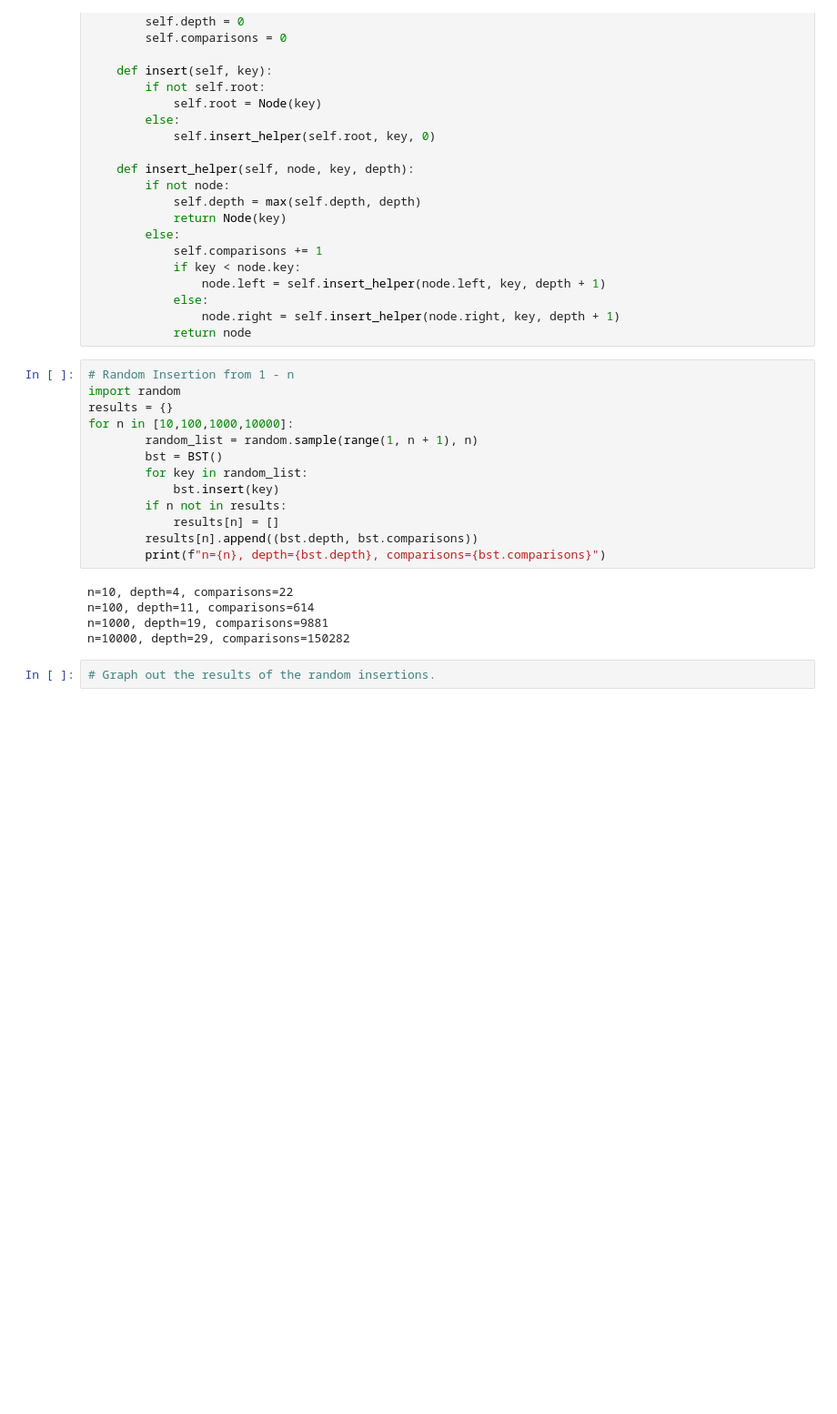
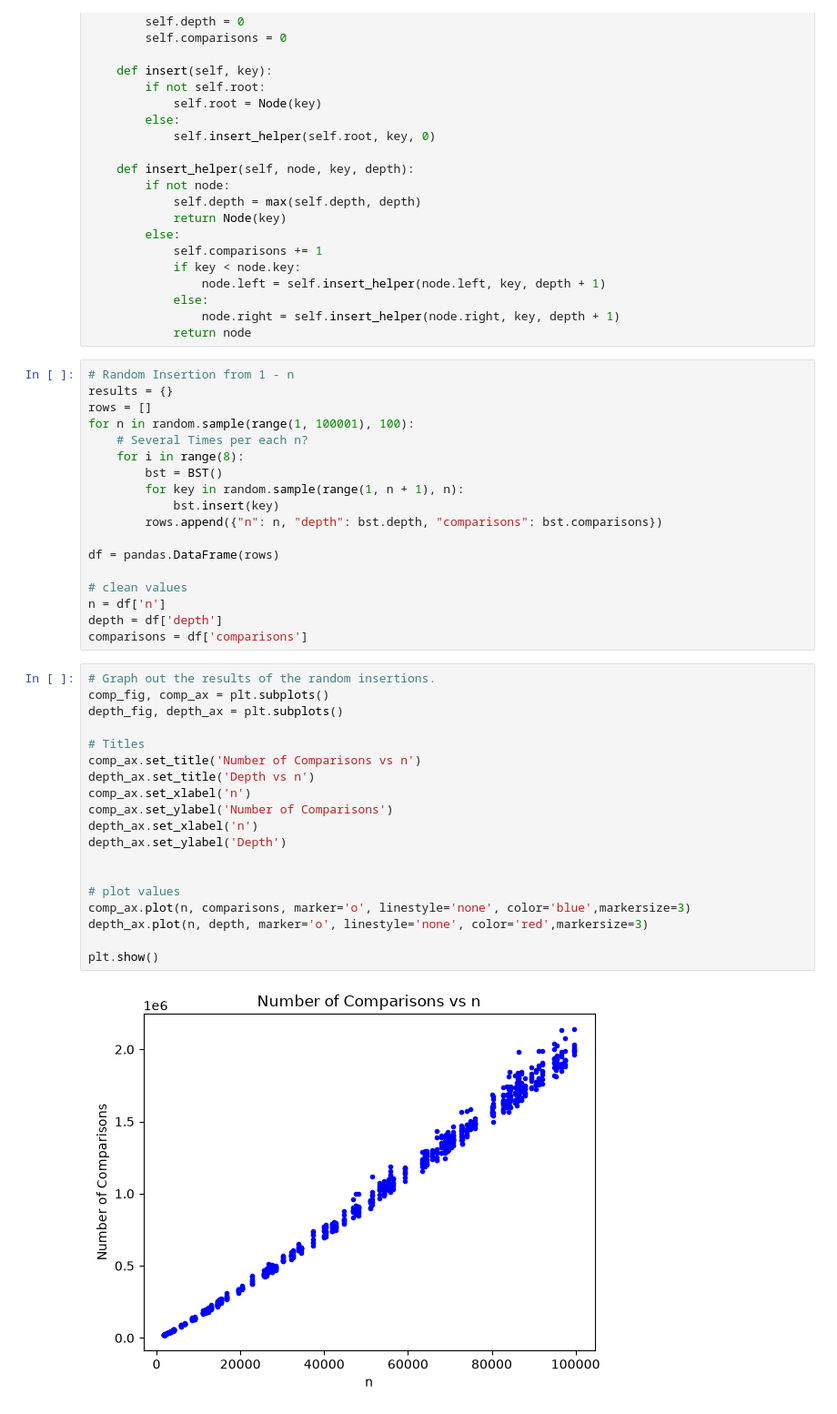
Before and after one commit to jlang61/cs202, a Jupyter notebook: bst.ipynb, the cells around one changed output. Shown at 91% size. Saved outputs shown, nothing was run; the diff lists cells and outputs as text; blank space fills up the shorter version.

Commit message:
new images + firfst draft of bst code

```diff
--- a/bst.ipynb
+++ b/bst.ipynb
@@ -30,21 +34,40 @@ class BST:
             return node
 # %%
 # Random Insertion from 1 - n
-import random
 results = {}
-for n in [10,100,1000,10000]:
-        random_list = random.sample(range(1, n + 1), n)
+rows = []
+for n in random.sample(range(1, 100001), 100):
+    # Several Times per each n?
+    for i in range(8):
         bst = BST()
-        for key in random_list:
+        for key in random.sample(range(1, n + 1), n):
             bst.insert(key)
-        if n not in results:
-            results[n] = []
-        results[n].append((bst.depth, bst.comparisons))
-        print(f"n={n}, depth={bst.depth}, comparisons={bst.comparisons}")
+        rows.append({"n": n, "depth": bst.depth, "comparisons": bst.comparisons})
+
+df = pandas.DataFrame(rows)
+
+# clean values
+n = df['n']
+depth = df['depth']
+comparisons = df['comparisons']
-# %% [output]
-n=10, depth=4, comparisons=22
-n=100, depth=11, comparisons=614
-n=1000, depth=19, comparisons=9881
-n=10000, depth=29, comparisons=150282
 # %%
 # Graph out the results of the random insertions.
+comp_fig, comp_ax = plt.subplots()
+depth_fig, depth_ax = plt.subplots()
+
+# Titles
+comp_ax.set_title('Number of Comparisons vs n')
+depth_ax.set_title('Depth vs n')
+comp_ax.set_xlabel('n')
+comp_ax.set_ylabel('Number of Comparisons')
+depth_ax.set_xlabel('n')
+depth_ax.set_ylabel('Depth')
+
+
+# plot values
+comp_ax.plot(n, comparisons, marker='o', linestyle='none', color='blue',markersize=3)
+depth_ax.plot(n, depth, marker='o', linestyle='none', color='red',markersize=3)
+
+plt.show()
+# %% [output]
+[figure, added]
```
Also changed, not shown: parts of 2 cells of this notebook, 2 other files.
